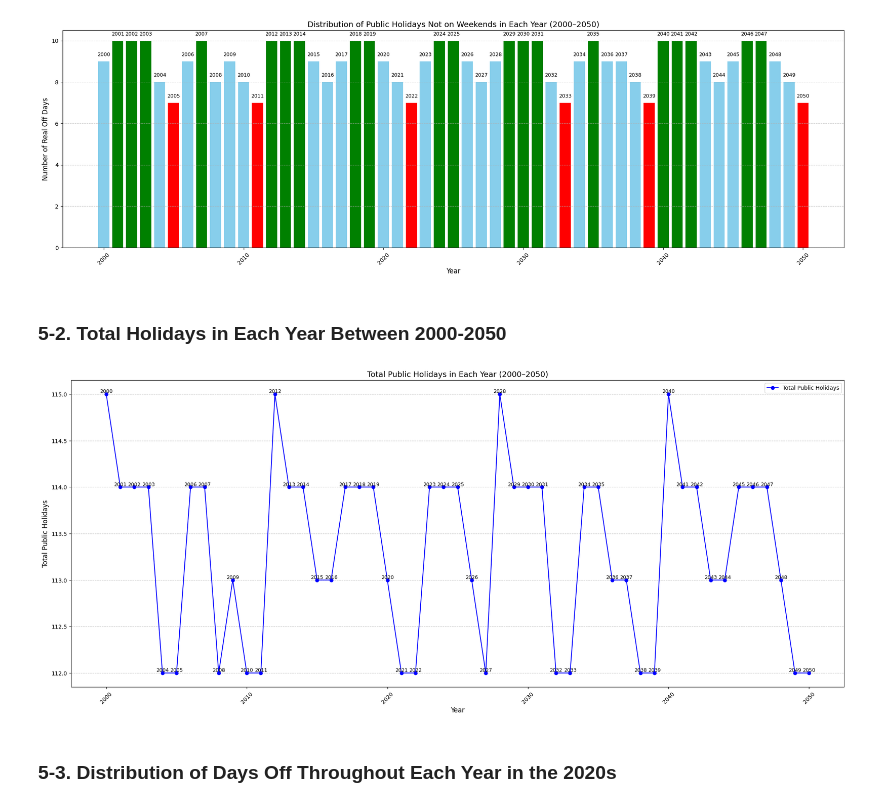
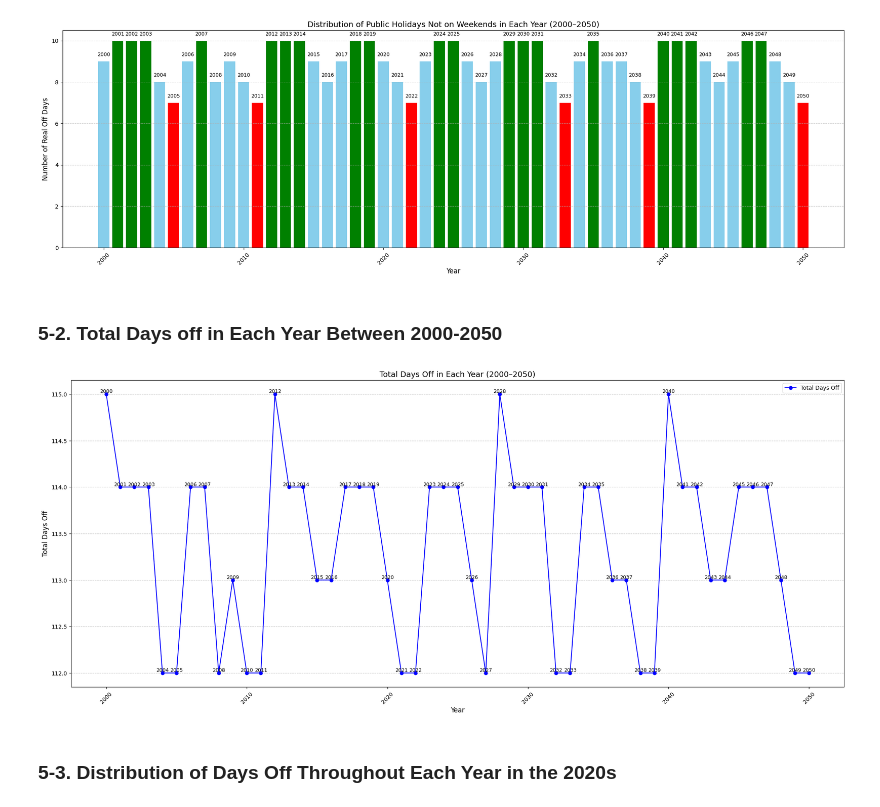
Before and after one commit to armanatory/DATA-FinlandHolidaysAnalysis, a Jupyter notebook: finlnad_holidays.ipynb, the cells around one changed output. Cells and saved outputs as stored; diff of their text form; code cells hidden in the pictures.

Commit message:
Fix total days off title

```diff
--- a/finlnad_holidays.ipynb
+++ b/finlnad_holidays.ipynb
@@ -256,28 +256,28 @@ plt.show()
 # %% [output]
 [figure]
 # %% [markdown]
-### 5-2. Total Holidays in Each Year Between 2000-2050
+### 5-2. Total Days off in Each Year Between 2000-2050
 # %%
 # Plot the total holidays in each year as a line diagram
 plt.figure(figsize=(25, 10))
-plt.plot(stats_df['Year'], stats_df['Total Days Off'], marker='o', linestyle='-', color='b', label='Total Public Holidays')
+plt.plot(stats_df['Year'], stats_df['Total Days Off'], marker='o', linestyle='-', color='b', label='Total Days Off')
 
 # Add labels and title
-plt.title('Total Public Holidays in Each Year (2000–2050)', fontsize=14)
+plt.title('Total Days Off in Each Year (2000–2050)', fontsize=14)
 plt.xlabel('Year', fontsize=12)
-plt.ylabel('Total Public Holidays', fontsize=12)
+plt.ylabel('Total Days Off', fontsize=12)
 plt.xticks(rotation=45)
 plt.grid(axis='y', linestyle='--', alpha=0.7)
 plt.legend()
 
 # Add the number of total days off as labels on the markers
 for i, row in stats_df.iterrows():
     plt.text(row['Year'], row['Total Days Off'], row['Year'], ha='center', va='bottom', fontsize=9)
 
 # Show the plot
 plt.show()
 # %% [output]
-[figure, old version]
+[figure, new version]
 # %% [markdown]
 ### 5-3. Distribution of Days Off Throughout Each Year in the 2020s
 # %%
```
Also changed, not shown: 1 other file.
